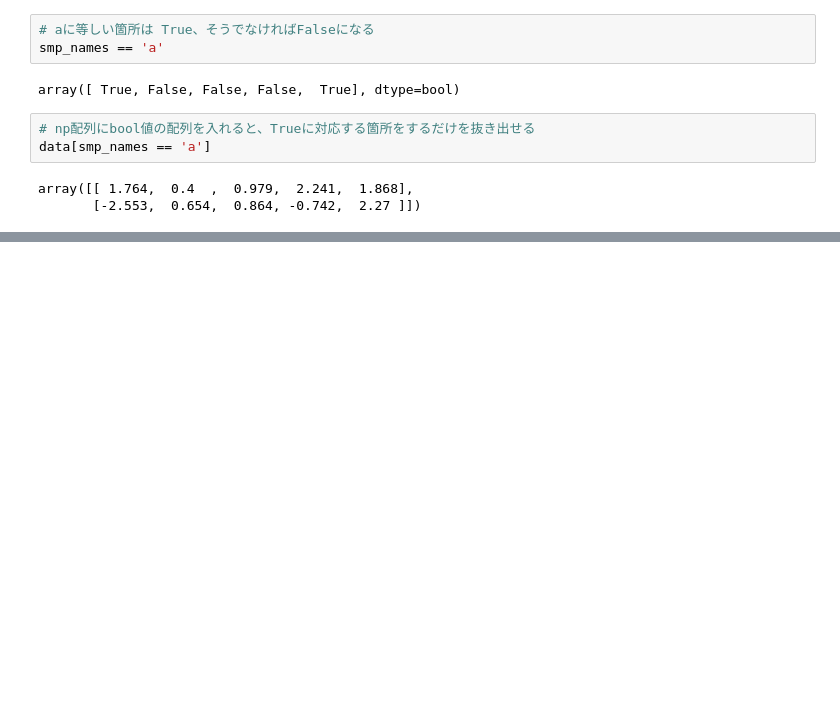
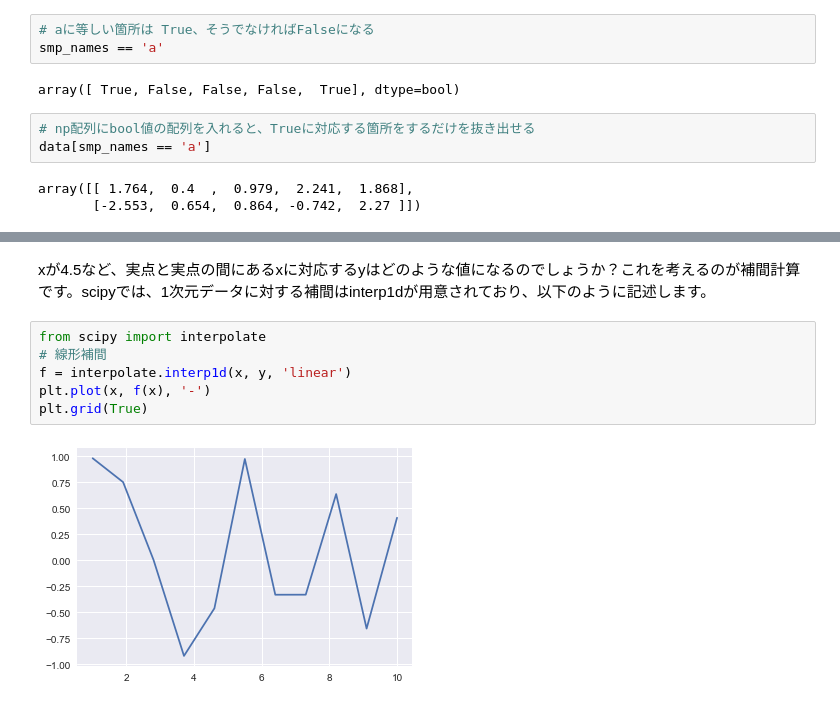
Before and after one commit to kecbigmt/data_science, a Jupyter notebook: myscript_chap3.ipynb, the cells around one changed output, grey strips where cells are left out. Saved outputs shown, nothing was run; the diff lists cells and outputs as text; blank space fills up the shorter version.

```diff
--- a/myscript_chap3.ipynb
+++ b/myscript_chap3.ipynb
@@ -74,0 +365,10 @@ array([[ 1.764,  0.4  ,  0.979,  2.241,  1.868],
+# %% [markdown]
+xが4.5など、実点と実点の間にあるxに対応するyはどのような値になるのでしょうか？これを考えるのが補間計算です。scipyでは、1次元データに対する補間はinterp1dが用意されており、以下のように記述します。
+# %%
+from scipy import interpolate
+# 線形補間
+f = interpolate.interp1d(x, y, 'linear')
+plt.plot(x, f(x), '-')
+plt.grid(True)
+# %% [output]
+[figure, added]
```
Also changed, not shown: parts of 59 cells of this notebook, 1 other file.
